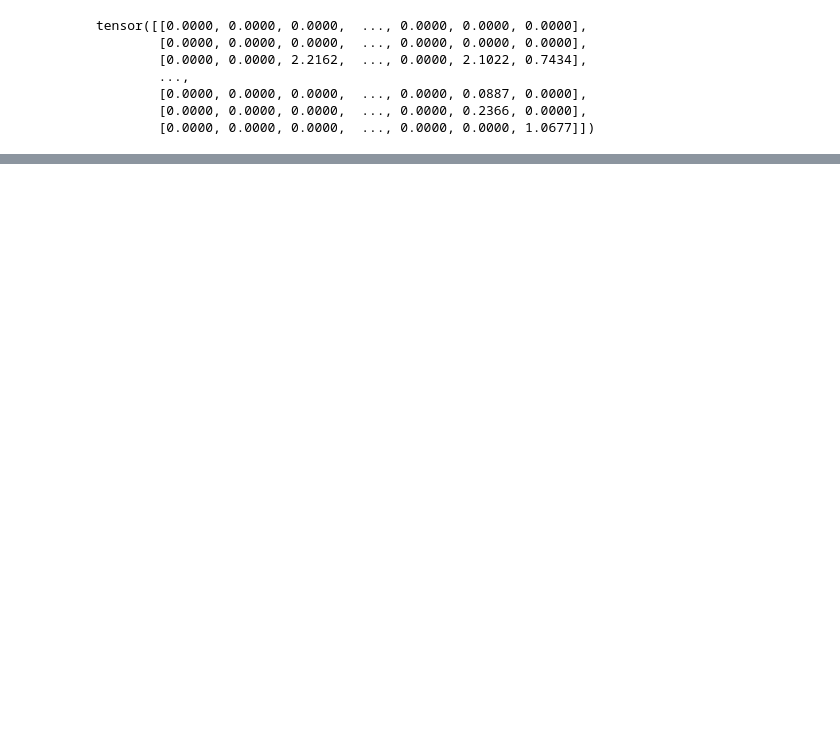
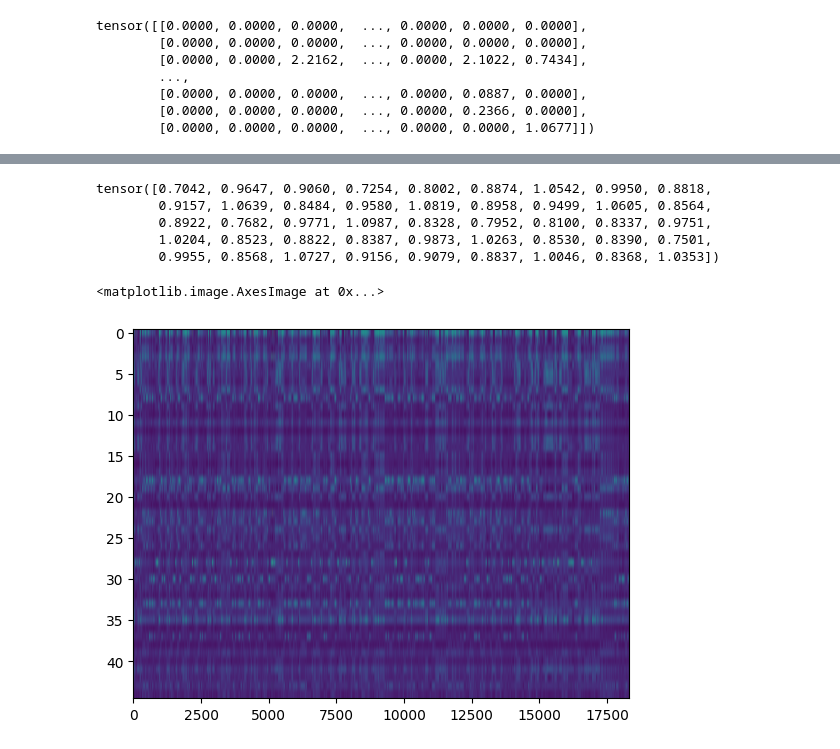
Before and after one commit to mariakesa/Neurogarage2, a Jupyter notebook: playground/data_exploration.ipynb, the cells around one changed output, grey strips where cells are left out. Saved outputs shown, nothing was run; the diff lists cells and outputs as text; code cells hidden in the pictures; blank space fills up the shorter version.

```diff
--- a/playground/data_exploration.ipynb
+++ b/playground/data_exploration.ipynb
@@ -47,10 +47,11 @@ np.nonzero(deconv["s"][0,:])
 from ZIGmodel import SngRlxEncoding
 import torch
 # %%
-factor=torch.tensor(torch.zeros(45,)+1.0,dtype=torch.float32)
-model=SngRlxEncoding(yDim=45,xDim=1,gen_nodes=100,factor=factor)
 X=torch.tensor(hd, dtype=torch.float32).T
 Y=torch.tensor(Y_real, dtype=torch.float32)
+factor=torch.min(Y,axis=0).values
+print(factor.shape)
+model=SngRlxEncoding(yDim=45,xDim=1,gen_nodes=100,factor=factor)
 print(X.shape)
 print(Y.shape)
 # %% [output]
@@ -81,7 +83,7 @@ learning_rate = 0.001  # adjust as needed
 optimizer = torch.optim.Adam(model.parameters(), lr=learning_rate)
 
 # Define the number of training epochs
-num_epochs = 1000
+num_epochs = 10000
 
 for epoch in range(num_epochs):
     model.train()
@@ -118,0 +148,13 @@ Epoch [1000/1000], Loss: -12434724864.0000
+# %%
+k
+# %% [output]
+tensor([0.7042, 0.9647, 0.9060, 0.7254, 0.8002, 0.8874, 1.0542, 0.9950, 0.8818,
+        0.9157, 1.0639, 0.8484, 0.9580, 1.0819, 0.8958, 0.9499, 1.0605, 0.8564,
+        0.8922, 0.7682, 0.9771, 1.0987, 0.8328, 0.7952, 0.8100, 0.8337, 0.9751,
+        1.0204, 0.8523, 0.8822, 0.8387, 0.9873, 1.0263, 0.8530, 0.8390, 0.7501,
+        0.9955, 0.8568, 1.0727, 0.9156, 0.9079, 0.8837, 1.0046, 0.8368, 1.0353])
+# %%
+plt.imshow(theta.numpy().T, aspect='auto')
+# %% [output]
+<matplotlib.image.AxesImage at 0x...>
+[figure, added]
```
Also changed, not shown: parts of 9 cells of this notebook, 2 other files.
